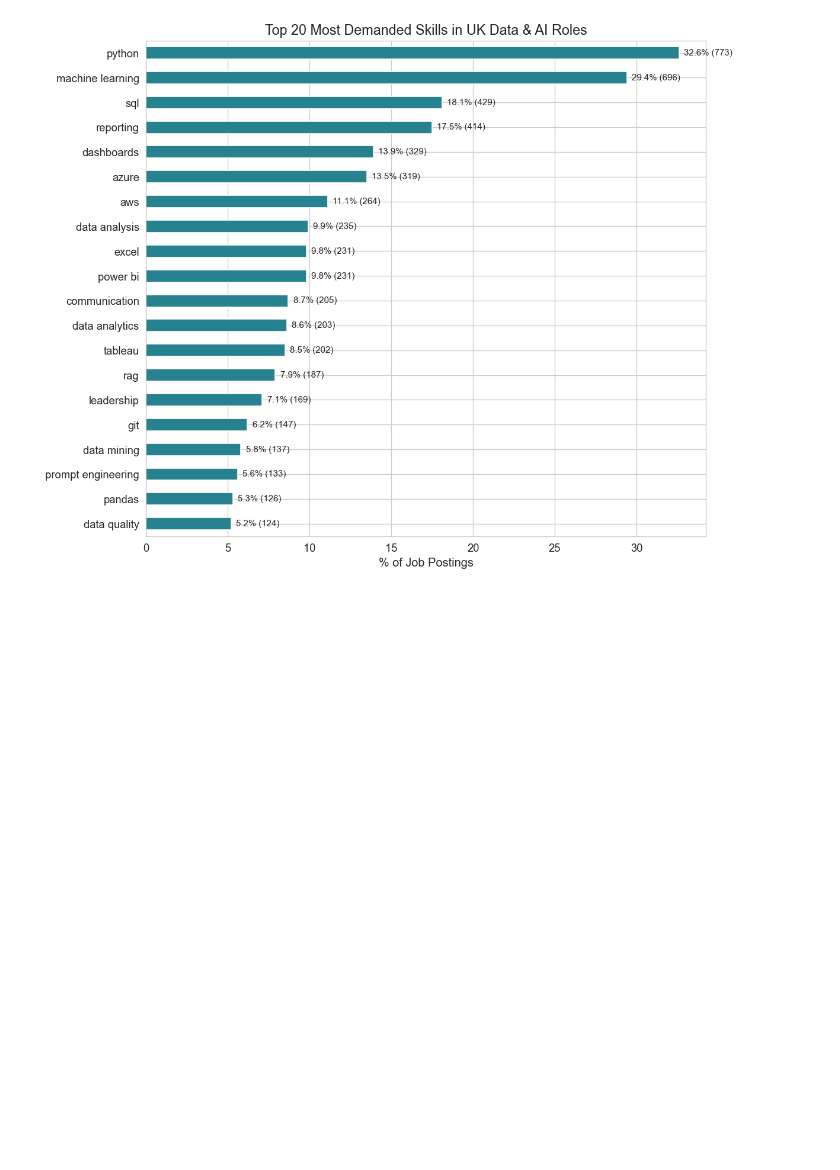
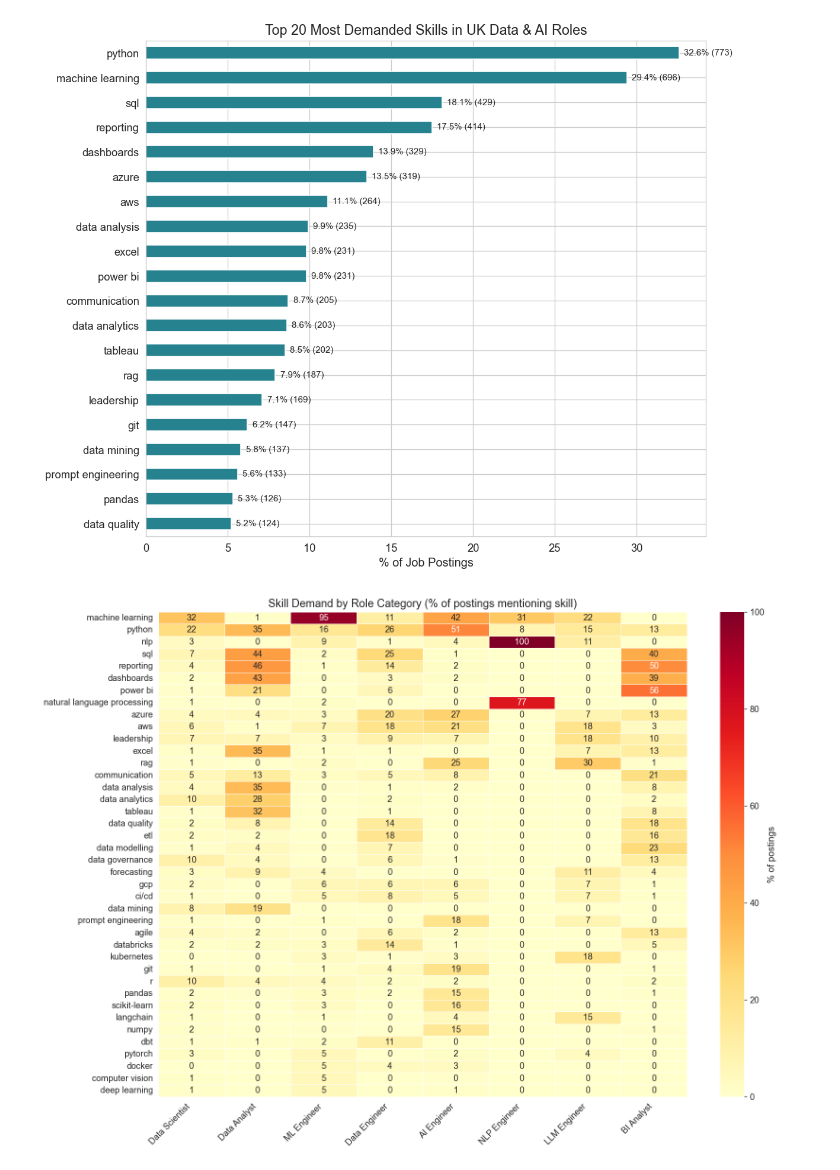
Before and after one commit to Hab-eeb/JobScope-UK, a Jupyter notebook: analysis.ipynb, the cells around one changed output. Cells and saved outputs as stored; diff of their text form; code cells hidden in the pictures; blank space fills up the shorter version.

```diff
--- a/analysis.ipynb
+++ b/analysis.ipynb
@@ -158,3 +158,39 @@ plt.savefig('outputs/top_skills.png', bbox_inches='tight')
 plt.show()
 # %% [output]
 [figure]
+# %%
+# Skills by role category — what makes each role different?
+# Get top 10 skills for each role category, then combine into a unique set
+top_per_role = {}
+for role in df['role_category'].unique():
+    role_skills = df_skills[df_skills['role_category'] == role]['skill'].value_counts()
+    top_per_role[role] = role_skills.head(10).index.tolist()
+
+# Union of all top skills across roles
+all_top_skills = list(set(skill for skills in top_per_role.values() for skill in skills))
+
+# Build a crosstab: for each role, what % of its jobs mention each skill?
+heatmap_data = pd.DataFrame()
+for role in df['role_category'].unique():
+    role_df = df[df['role_category'] == role]
+    n_role = len(role_df)
+    for skill in all_top_skills:
+        count = role_df['skills_list'].apply(lambda x: skill in x).sum()
+        heatmap_data.loc[skill, role] = round(count / n_role * 100, 1)
+
+# Sort skills by total demand
+heatmap_data['total'] = heatmap_data.sum(axis=1)
+heatmap_data = heatmap_data.sort_values('total', ascending=False).drop('total', axis=1)
+
+fig, ax = plt.subplots(figsize=(14, 10))
+sns.heatmap(heatmap_data, annot=True, fmt='.0f', cmap='YlOrRd',
+            linewidths=0.5, ax=ax, cbar_kws={'label': '% of postings'})
+ax.set_title('Skill Demand by Role Category (% of postings mentioning skill)')
+ax.set_xlabel('')
+ax.set_ylabel('')
+plt.xticks(rotation=45, ha='right')
+plt.tight_layout()
+plt.savefig('outputs/skills_by_role_heatmap.png', bbox_inches='tight')
+plt.show()
+# %% [output]
+[figure, added]
```
Also changed, not shown: parts of 8 cells of this notebook, 6 other files.
